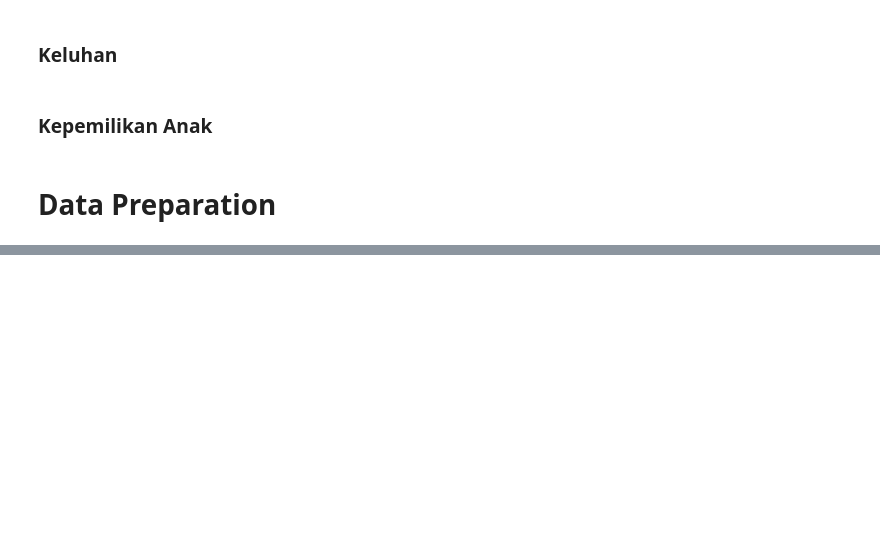
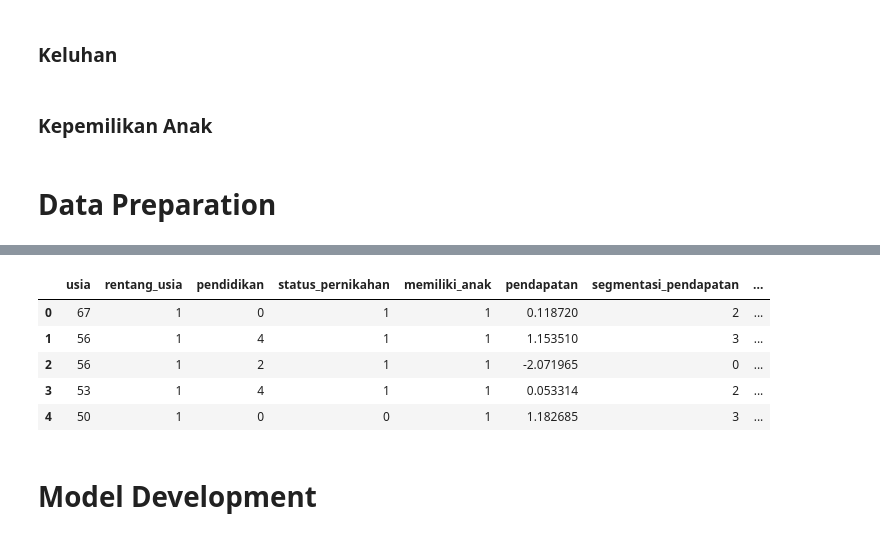
Before and after one commit to AFreborn22/superior_DA, a Jupyter notebook: SUPERIOR.ipynb, the cells around one changed output, grey strips where cells are left out. Saved outputs shown, nothing was run; the diff lists cells and outputs as text; code cells hidden in the pictures; blank space fills up the shorter version.

```diff
--- a/SUPERIOR.ipynb
+++ b/SUPERIOR.ipynb
@@ -1807,2 +2693,0 @@ cleanedTesting.drop(columns=['ID'], inplace=True)
-# %%
-cleanedTesting['jumlah_promosi'] = pd.Series(dtype=int)
@@ -1863,0 +2723,12 @@ hasil_prediksi.to_csv('test_labels.csv', index=False)
+# %%
+# Inisialisasi objek StandardScaler
+scaler = StandardScaler()
+
+# Reshape kolom pendapatan menjadi array 2 dimensi (untuk kebutuhan fit_transform)
+pendapatan = cleanedTesting['pendapatan'].values.reshape(-1, 1)
+
+# Standarisasi data pendapatan
+pendapatanStandar = scaler.fit_transform(pendapatan)
+
+# Konversi hasil standarisasi kembali ke dalam bentuk Series pandas
+cleanedTesting['pendapatan'] = pendapatanStandar.flatten()
@@ -1863,0 +2780,19 @@ hasil_prediksi.to_csv('test_labels.csv', index=False)
+# %%
+# Data Testing
+newOrderDataTest = ['usia', 'rentang_usia','pendidikan', 'status_pernikahan', 'memiliki_anak',
+                'pendapatan', 'segmentasi_pendapatan', 'sub_segmentasi', 'belanja',
+                'terakhir_belanja', 'anggota', 'pembelian_diskon', 'pembelian_web', 'pembelian_toko',
+                'keluhan', 'prior_promosi', 'prior_platform_promosi']
+
+cleanedTesting = cleanedTesting.reindex(columns=newOrderDataTest)
+# %%
+cleanedTesting.head()
+# %% [output]
+|  | usia | rentang_usia | pendidikan | status_pernikahan | memiliki_anak | pendapatan | segmentasi_pendapatan | ... |
+| 0 | 67 | 1 | 0 | 1 | 1 | 0.118720 | 2 | ... |
+| 1 | 56 | 1 | 4 | 1 | 1 | 1.153510 | 3 | ... |
+| 2 | 56 | 1 | 2 | 1 | 1 | -2.071965 | 0 | ... |
+| 3 | 53 | 1 | 4 | 1 | 1 | 0.053314 | 2 | ... |
+| 4 | 50 | 1 | 0 | 0 | 1 | 1.182685 | 3 | ... |
+# %% [markdown]
+# Model Development
```
Also changed, not shown: parts of 199 cells of this notebook, 1 other file.
